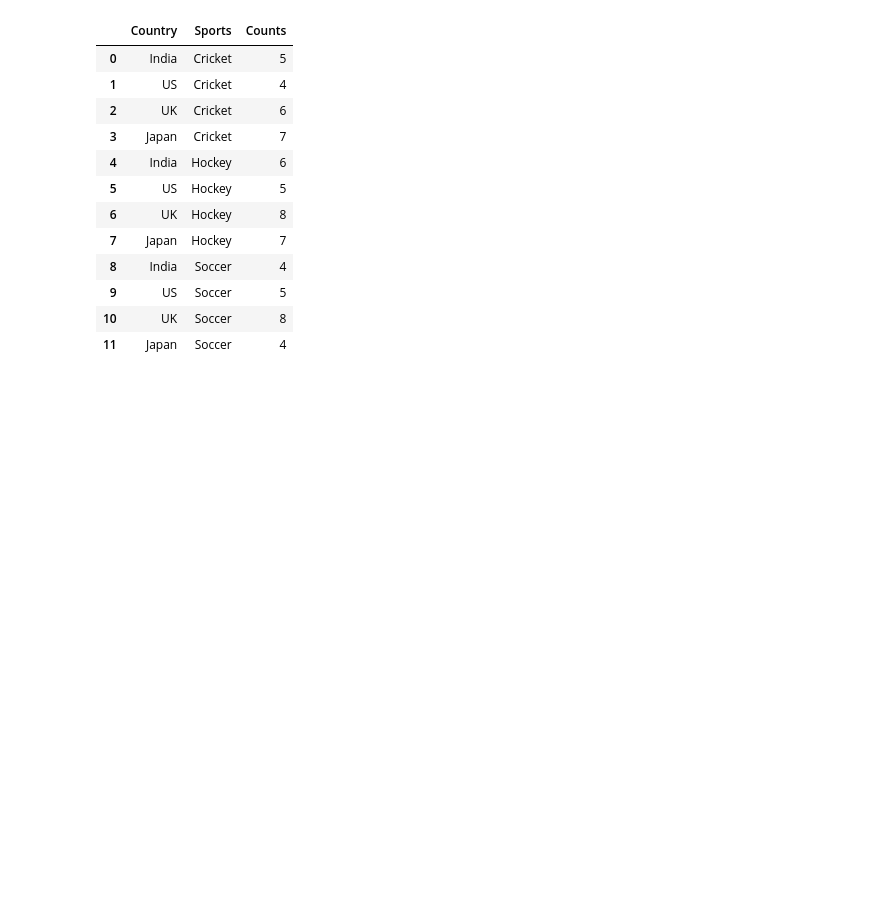
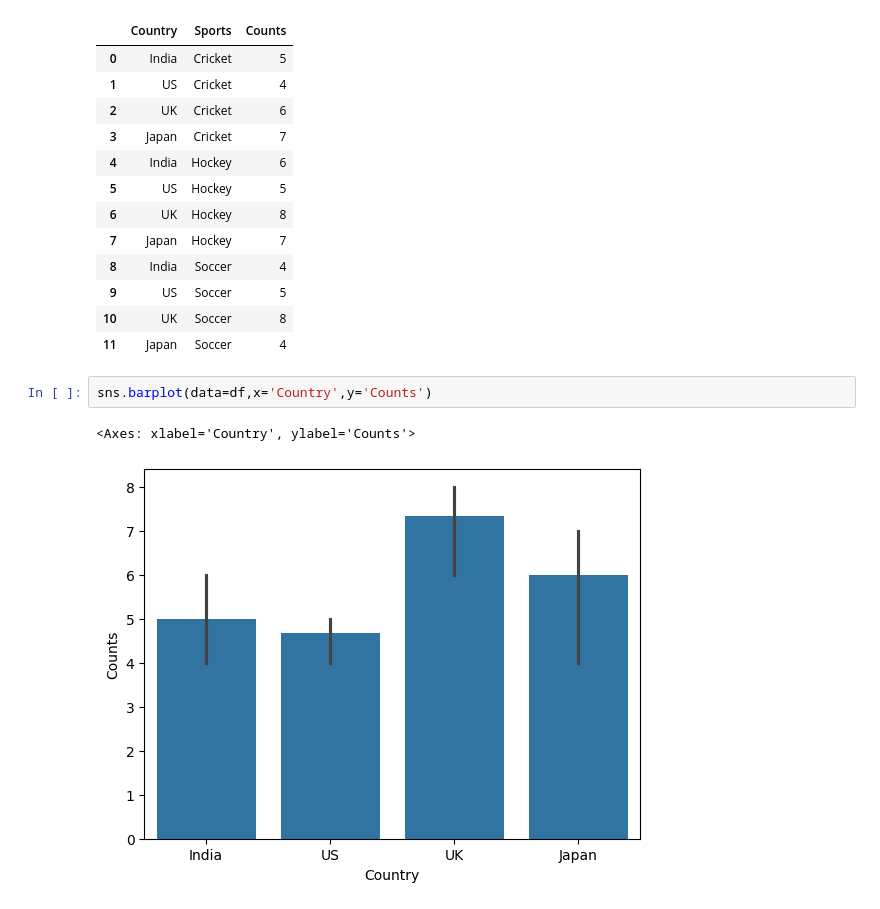
Before and after one commit to AayushParab44/Advanced_Statistics, a Jupyter notebook: day8_visualization_graphs.ipynb, the cells around one changed output. Drawn from its saved outputs; the diff is of its cells as text; blank space fills up the shorter version.

```diff
--- a/day8_visualization_graphs.ipynb
+++ b/day8_visualization_graphs.ipynb
@@ -201,3 +231,8 @@ df
 | 9 | US | Soccer | 5 |
 | 10 | UK | Soccer | 8 |
 | 11 | Japan | Soccer | 4 |
+# %%
+sns.barplot(data=df,x='Country',y='Counts')
+# %% [output]
+<Axes: xlabel='Country', ylabel='Counts'>
+[figure, added]
```
Also changed, not shown: parts of 11 cells of this notebook.
